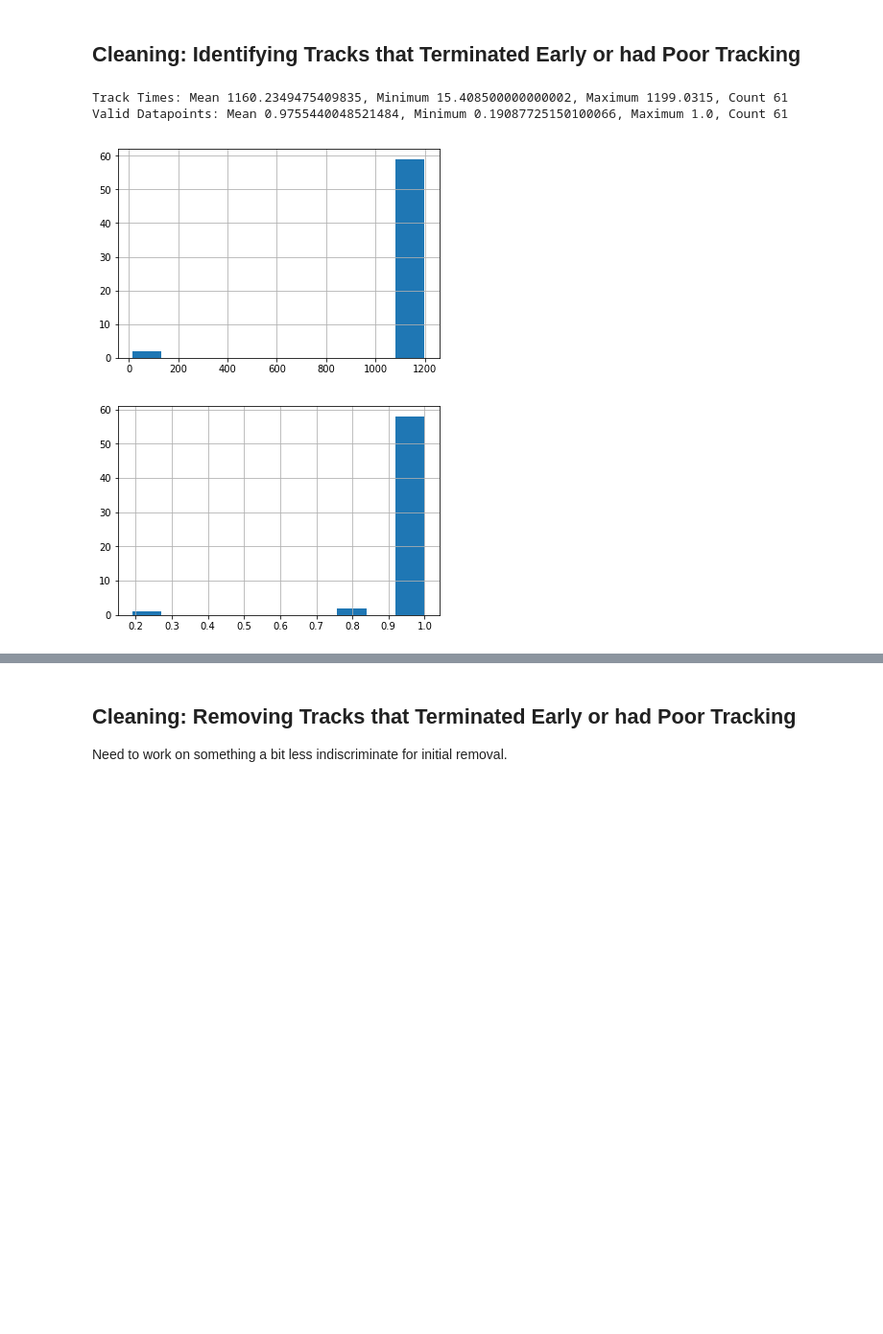
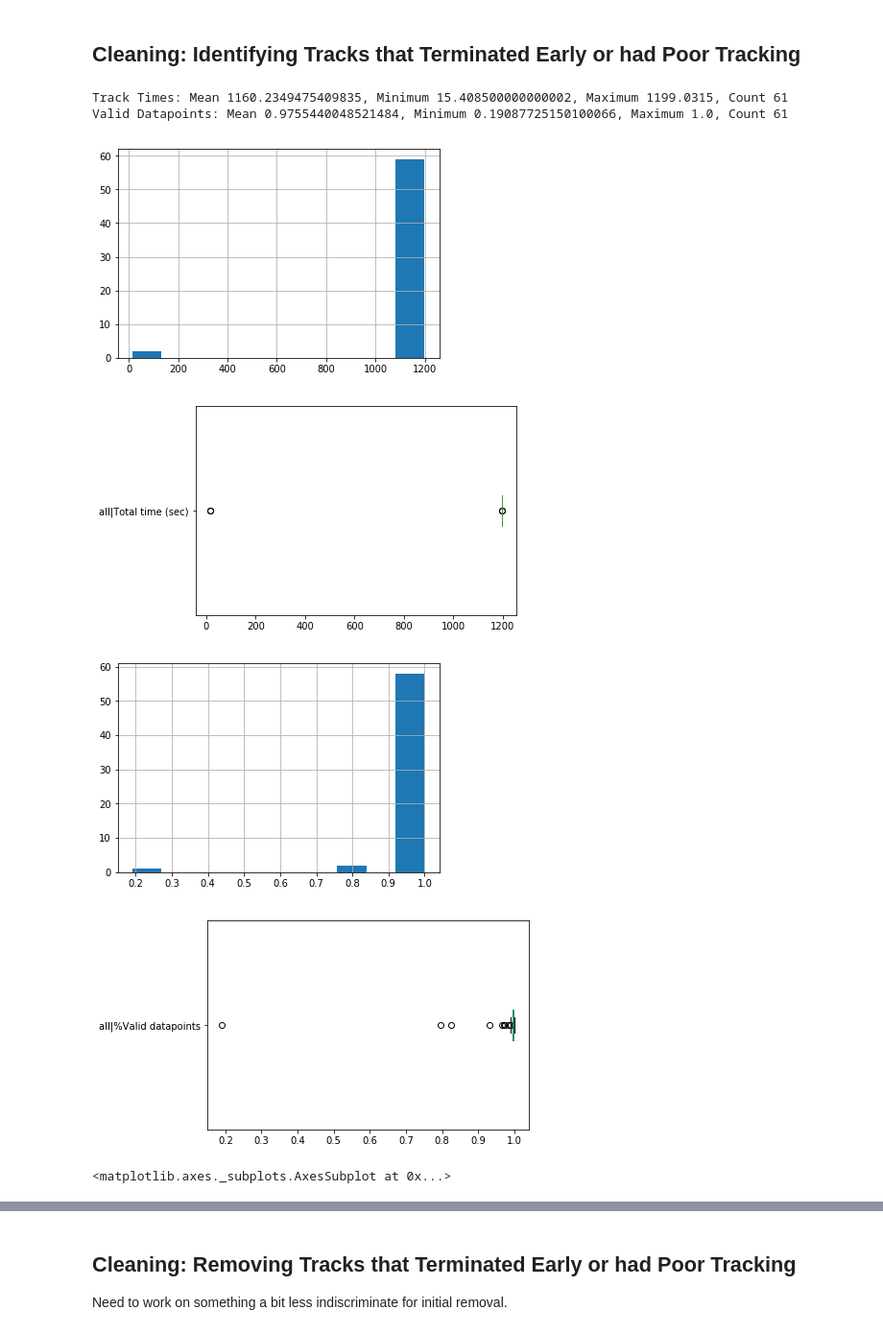
Before and after one commit to liffiton/ATLeS, a Jupyter notebook: notebooks/Atles-Stats-Descriptives.ipynb, the cells around one changed output, grey strips where cells are left out. Shown at 96% size. Drawn from its saved outputs; the diff is of its cells as text; code cells hidden in the pictures; blank space fills up the shorter version.

```diff
--- a/notebooks/Atles-Stats-Descriptives.ipynb
+++ b/notebooks/Atles-Stats-Descriptives.ipynb
@@ -39,8 +45,8 @@ from analysis.plot import TrackPlotter
 Input experiment details here
 # %%
 experimentname = 'ACTEST2'
-trackdirectory = '../data'
-experimenttype = 'extinction' # set this to extinction or none
+trackdirectory = '../data/tracks'
+experimenttype = 'extinction' # set this to extinction or none, an extra set of outcomes are generated for experiments looking at extinction of a conditioned response
 acquisitionlevel = .85  # sets the cut off level of excluding tracks based on poor tracking
 # %% [markdown]
 ## Globals
@@ -316,16 +327,31 @@ Length: 70, dtype: int64
 # %% [markdown]
 ## Cleaning: Identifying Tracks that Terminated Early or had Poor Tracking
 # %%
-print(f'''Track Times: Mean {df['all', 'Total time (sec)'].mean()}, Minimum {df['all', 'Total time (sec)'].min()}, Maximum {df['all', 'Total time (sec)'].max()}, Count {df['all', 'Total time (sec)'].count()}''')
-print(f'''Valid Datapoints: Mean {df['all', '%Valid datapoints'].mean()}, Minimum {df['all', '%Valid datapoints'].min()}, Maximum {df['all', '%Valid datapoints'].max()}, Count {df['all', '%Valid datapoints'].count()}''')
+print(f'''Track Times: Mean {df['all|Total time (sec)'].mean()}, Minimum {df['all|Total time (sec)'].min()}, Maximum {df['all|Total time (sec)'].max()}, Count {df['all|Total time (sec)'].count()}''')
+print(f'''Valid Datapoints: Mean {df['all|%Valid datapoints'].mean()}, Minimum {df['all|%Valid datapoints'].min()}, Maximum {df['all|%Valid datapoints'].max()}, Count {df['all|%Valid datapoints'].count()}''')
 
-df['all', 'Total time (sec)'].hist()
+df['all|Total time (sec)'].hist()
 plt.show()
 
-df['all', '%Valid datapoints'].hist()
+df['all|Total time (sec)'].plot.box(vert=False)
 plt.show()
+
+df['all|%Valid datapoints'].hist()
+plt.show()
+
+df['all|%Valid datapoints'].plot.box(vert=False)
+plt.show()
+
+fig, ax = plt.subplots(1, 1, figsize=(6, 6))
+df.boxplot(column='all|%Valid datapoints', by='box', ax=ax)
+
+fig, ax = plt.subplots(1, 1, figsize=(6, 6))
+df.boxplot(column='all|Total time (sec)', by='box', ax=ax)
 # %% [output]
 Track Times: Mean 1160.2349475409835, Minimum 15.408500000000002, Maximum 1199.0315, Count 61
 Valid Datapoints: Mean 0.9755440048521484, Minimum 0.19087725150100066, Maximum 1.0, Count 61
 [figure]
-[figure, old version]
+[figure, new version]
+[figure, added]
+[figure, added]
+<matplotlib.axes._subplots.AxesSubplot at 0x...>
```
Also changed, not shown: parts of 34 cells of this notebook.
